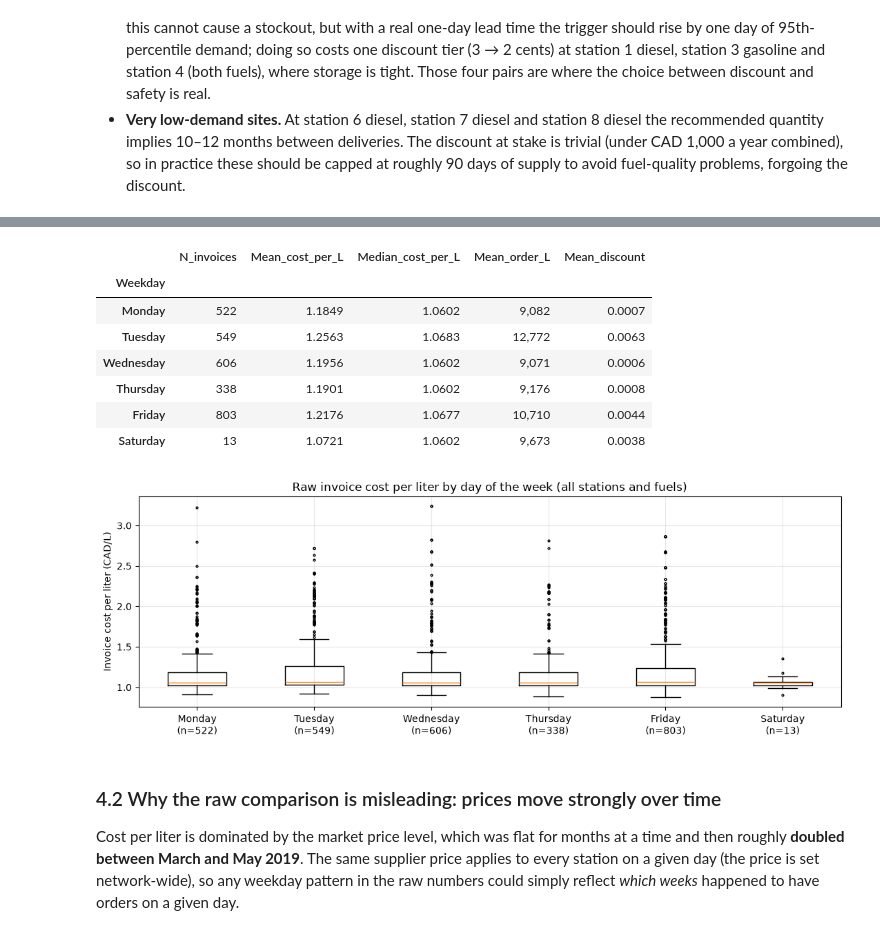
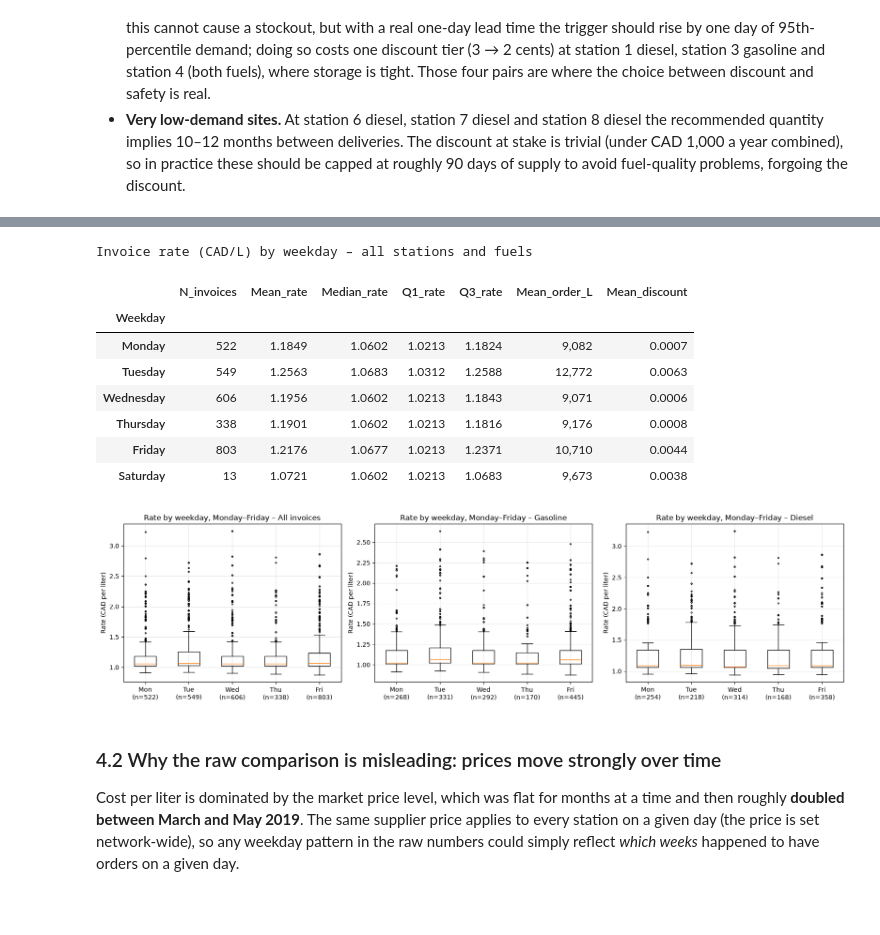
Before and after one commit to Steven95923/BombmanPython, a Jupyter notebook: Fuel_Inventory_Analysis.ipynb, the cells around one changed output, grey strips where cells are left out. Saved outputs shown, nothing was run; the diff lists cells and outputs as text; code cells hidden in the pictures; blank space fills up the shorter version.

Commit message:
Q3: Monday-Friday box plots of Rate with the box-plot decision rule; conclude no preferred ordering day; align summary and presentation script
Co-Authored-By: Claude Fable 5.1 <noreply@anthropic.com>

```diff
--- a/Fuel_Inventory_Analysis.ipynb
+++ b/Fuel_Inventory_Analysis.ipynb
@@ -1224,28 +1228,34 @@ display(var.style.format({"Avg_Daily_L": "{:,.0f}", "P95_Daily_L": "{:,.0f}", "M
 # %%
 WEEKDAYS = ["Monday", "Tuesday", "Wednesday", "Thursday", "Friday", "Saturday", "Sunday"]
+MON_FRI = WEEKDAYS[:5]
 inv["Weekday"] = pd.Categorical(inv["Weekday"], categories=WEEKDAYS, ordered=True)
-wk = inv.groupby("Weekday", observed=True).agg(N_invoices=("Invoice ID", "count"), Mean_cost_per_L=("Cost_per_L", "mean"),
-                                                Median_cost_per_L=("Cost_per_L", "median"), Mean_order_L=("Liters", "mean"),
+wk = inv.groupby("Weekday", observed=True).agg(N_invoices=("Invoice ID", "count"), Mean_rate=("Rate", "mean"),
+                                                Median_rate=("Rate", "median"), Q1_rate=("Rate", lambda s: s.quantile(0.25)),
+                                                Q3_rate=("Rate", lambda s: s.quantile(0.75)), Mean_order_L=("Liters", "mean"),
                                                 Mean_discount=("Discount_per_L", "mean"))
-display(wk.style.format({"Mean_cost_per_L": "{:.4f}", "Median_cost_per_L": "{:.4f}", "Mean_order_L": "{:,.0f}", "Mean_discount": "{:.4f}"}))
+display(wk.style.format({"Mean_rate": "{:.4f}", "Median_rate": "{:.4f}", "Q1_rate": "{:.4f}", "Q3_rate": "{:.4f}",
+                         "Mean_order_L": "{:,.0f}", "Mean_discount": "{:.4f}"})
+        .set_caption("Invoice rate (CAD/L) by weekday – all stations and fuels"))
 
-fig, ax = plt.subplots(figsize=(11, 4))
-data = [inv.loc[inv["Weekday"] == d, "Cost_per_L"].values for d in WEEKDAYS if (inv["Weekday"] == d).any()]
-labels = [f"{d}\n(n={len(x)})" for d, x in zip([d for d in WEEKDAYS if (inv['Weekday'] == d).any()], data)]
-ax.boxplot(data, showfliers=True, flierprops={"ms": 2})
-ax.set_xticks(range(1, len(labels) + 1)); ax.set_xticklabels(labels)
-ax.set_ylabel("Invoice cost per liter (CAD/L)"); ax.set_title("Raw invoice cost per liter by day of the week (all stations and fuels)")
+fig, axes = plt.subplots(1, 3, figsize=(17, 4.5))
+panels = [("All invoices", inv), ("Gasoline", inv[inv["Fuel Type"] == "G"]), ("Diesel", inv[inv["Fuel Type"] == "D"])]
+for ax, (title, df) in zip(axes, panels):
+    data = [df.loc[df["Weekday"] == d, "Rate"].values for d in MON_FRI]
+    ax.boxplot(data, showfliers=True, flierprops={"ms": 2})
+    ax.set_xticks(range(1, 6)); ax.set_xticklabels([f"{d[:3]}\n(n={len(x)})" for d, x in zip(MON_FRI, data)])
+    ax.set_title(f"Rate by weekday, Monday–Friday – {title}"); ax.set_ylabel("Rate (CAD per liter)")
 plt.tight_layout(); plt.show()
 # %% [output]
+Invoice rate (CAD/L) by weekday – all stations and fuels
-|  | N_invoices | Mean_cost_per_L | Median_cost_per_L | Mean_order_L | Mean_discount |
-| Weekday |  |  |  |  |  |
-| Monday | 522 | 1.1849 | 1.0602 | 9,082 | 0.0007 |
-| Tuesday | 549 | 1.2563 | 1.0683 | 12,772 | 0.0063 |
-| Wednesday | 606 | 1.1956 | 1.0602 | 9,071 | 0.0006 |
-| Thursday | 338 | 1.1901 | 1.0602 | 9,176 | 0.0008 |
-| Friday | 803 | 1.2176 | 1.0677 | 10,710 | 0.0044 |
-| Saturday | 13 | 1.0721 | 1.0602 | 9,673 | 0.0038 |
+|  | N_invoices | Mean_rate | Median_rate | Q1_rate | Q3_rate | Mean_order_L | Mean_discount |
+| Weekday |  |  |  |  |  |  |  |
+| Monday | 522 | 1.1849 | 1.0602 | 1.0213 | 1.1824 | 9,082 | 0.0007 |
+| Tuesday | 549 | 1.2563 | 1.0683 | 1.0312 | 1.2588 | 12,772 | 0.0063 |
+| Wednesday | 606 | 1.1956 | 1.0602 | 1.0213 | 1.1843 | 9,071 | 0.0006 |
+| Thursday | 338 | 1.1901 | 1.0602 | 1.0213 | 1.1816 | 9,176 | 0.0008 |
+| Friday | 803 | 1.2176 | 1.0677 | 1.0213 | 1.2371 | 10,710 | 0.0044 |
+| Saturday | 13 | 1.0721 | 1.0602 | 1.0213 | 1.0683 | 9,673 | 0.0038 |
-[figure, old version]
+[figure, new version]
 # %% [markdown]
 ### 4.2 Why the raw comparison is misleading: prices move strongly over time
 
```
Also changed, not shown: parts of 6 cells of this notebook, 1 other file.
